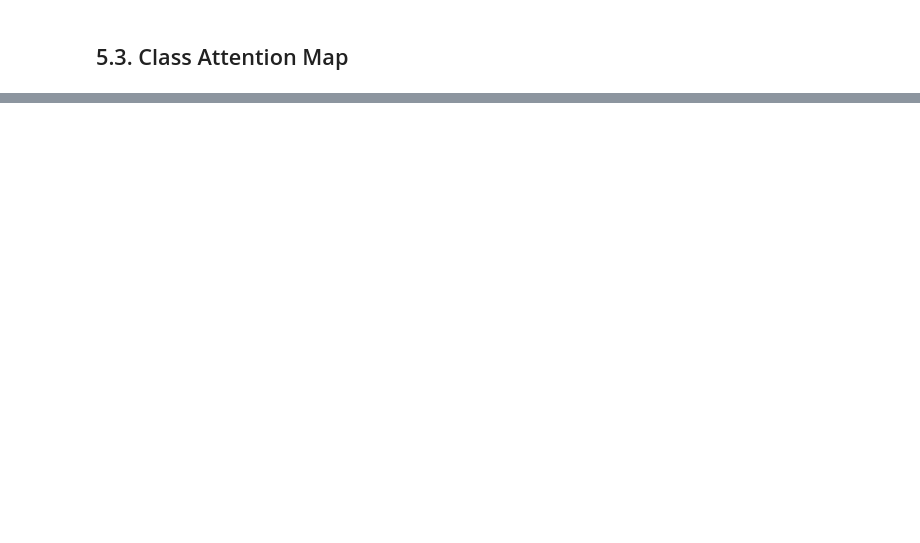
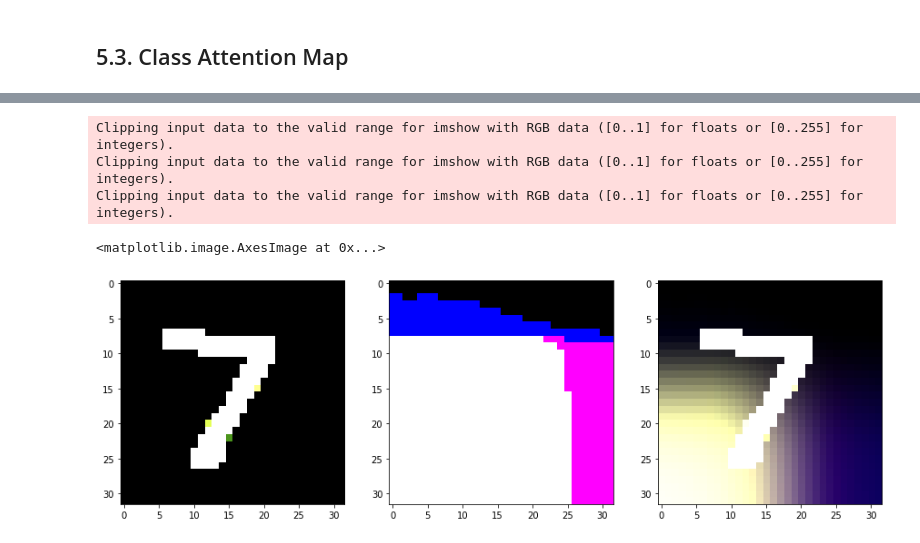
Before and after one commit to Pulsar-kkaturi/DL-Education, a Jupyter notebook: notebooks/Result_Visulization.ipynb, the cells around one changed output, grey strips where cells are left out. Cells and saved outputs as stored; diff of their text form; code cells hidden in the pictures; blank space fills up the shorter version.

```diff
--- a/notebooks/Result_Visulization.ipynb
+++ b/notebooks/Result_Visulization.ipynb
@@ -311,0 +347,35 @@ RuntimeError: ignored
+# %%
+# 히트맵을 0 ~255 사이 값으로 재조정
+heatmap = np.uint8(255 * heatmap)
+
+# color map으로 변환
+cmap_sel = 'inferno'
+new_cm = cm.get_cmap(cmap_sel)
+
+# 컬러맵을 RGB 값으로 변환
+cm_colors = new_cm(np.arange(256))[:, :3]
+col_heatmap = cm_colors[heatmap]
+
+# RGB 컬러로 변환 컬러맵으로 원본크기에 맞게 히트맵 변환
+col_heatmap = keras.preprocessing.image.array_to_img(col_heatmap)
+col_heatmap = col_heatmap.resize((32, 32))
+col_heatmap = keras.preprocessing.image.img_to_array(col_heatmap)
+
+# 테스트 이미지에 히트맵 오버레이
+test1_col = test1 * [0.2989, 0.5870, 0.1140]
+superimposed_img = (col_heatmap * 0.005) + test1_col
+
+# 결과 시각화
+plt.figure(figsize=(15,8))
+plt.subplot(1,3,1)
+plt.imshow(test1_col, cmap='gray')
+plt.subplot(1,3,2)
+plt.imshow(col_heatmap, cmap=cmap_sel)
+plt.subplot(1,3,3)
+plt.imshow(superimposed_img)
+# %% [output]
+Clipping input data to the valid range for imshow with RGB data ([0..1] for floats or [0..255] for integers).
+Clipping input data to the valid range for imshow with RGB data ([0..1] for floats or [0..255] for integers).
+Clipping input data to the valid range for imshow with RGB data ([0..1] for floats or [0..255] for integers).
+<matplotlib.image.AxesImage at 0x...>
+[figure, added]
```
Also changed, not shown: parts of 12 cells of this notebook.
